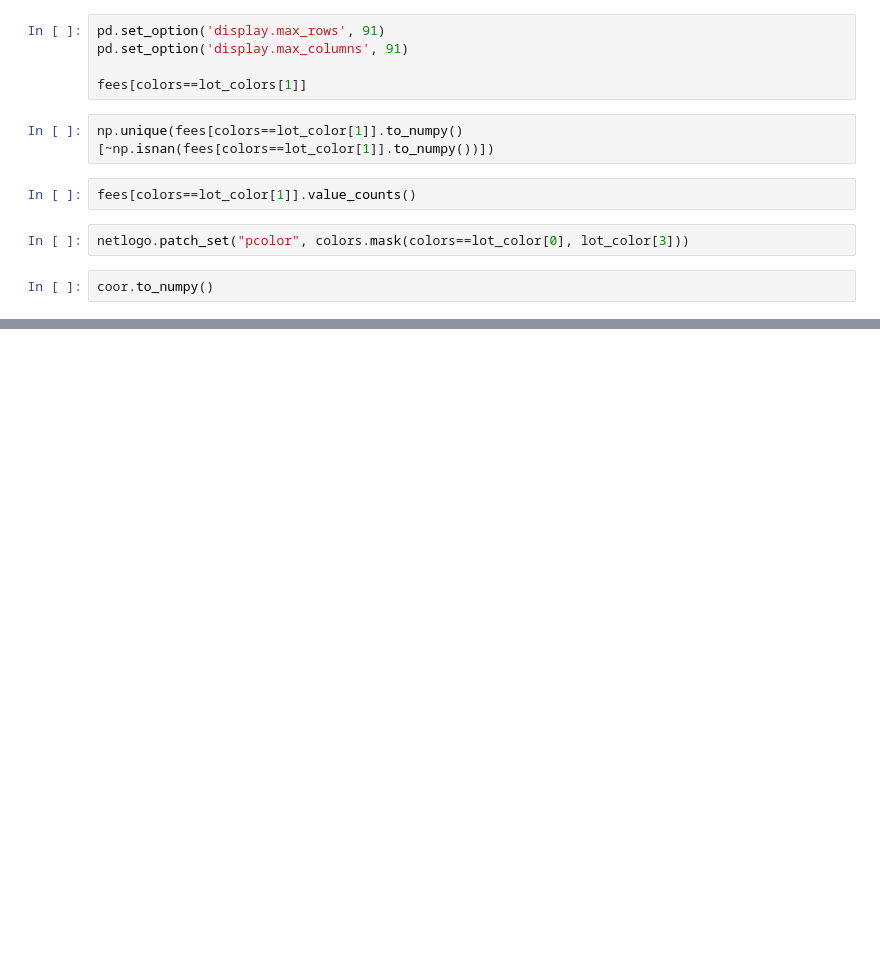
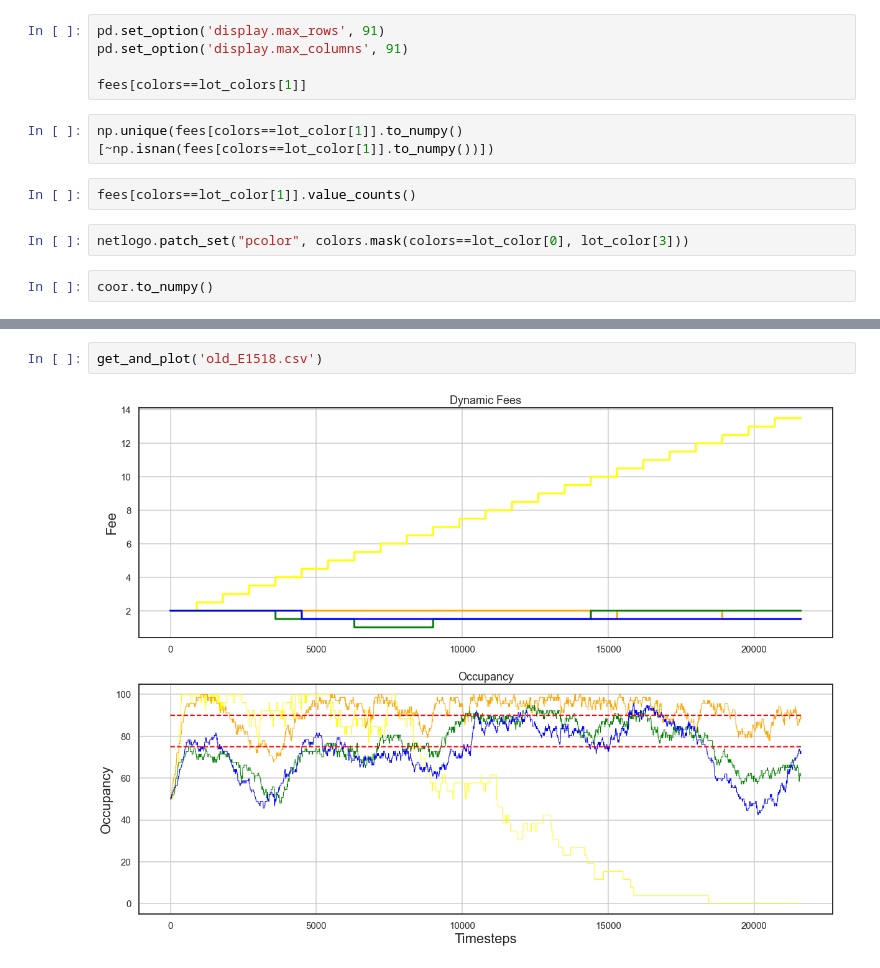
Before and after one commit to JakobKappenberger/ai-priced-parking, a Jupyter notebook: Notebooks/experimental_notebook.ipynb, the cells around one changed output, grey strips where cells are left out. Cells and saved outputs as stored; diff of their text form; blank space fills up the shorter version.

```diff
--- a/Notebooks/experimental_notebook.ipynb
+++ b/Notebooks/experimental_notebook.ipynb
@@ -407,0 +181,4 @@ WARNING:root:No min_value bound specified for state.
+# %%
+get_and_plot('old_E1518.csv')
+# %% [output]
+[figure, added]
```
Also changed, not shown: parts of 30 cells of this notebook.
